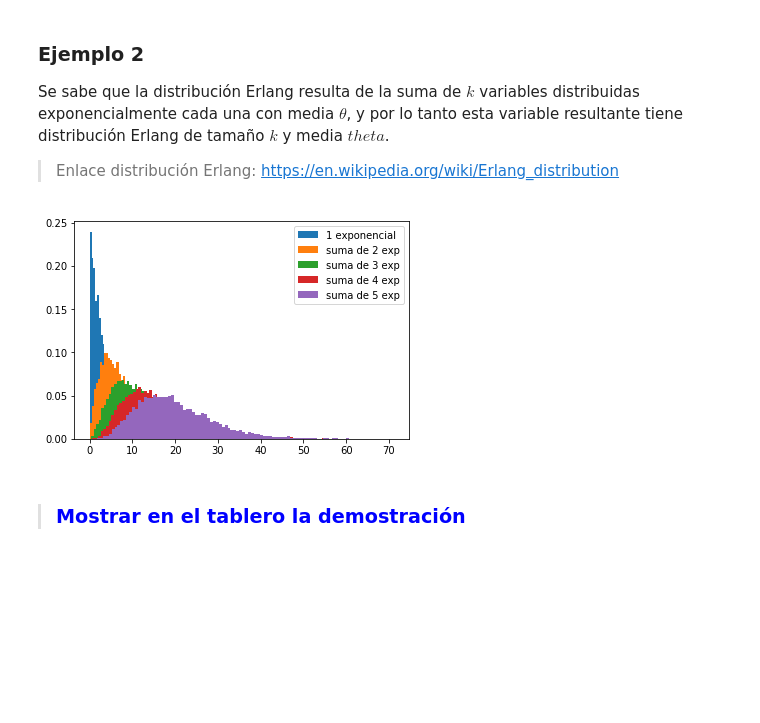
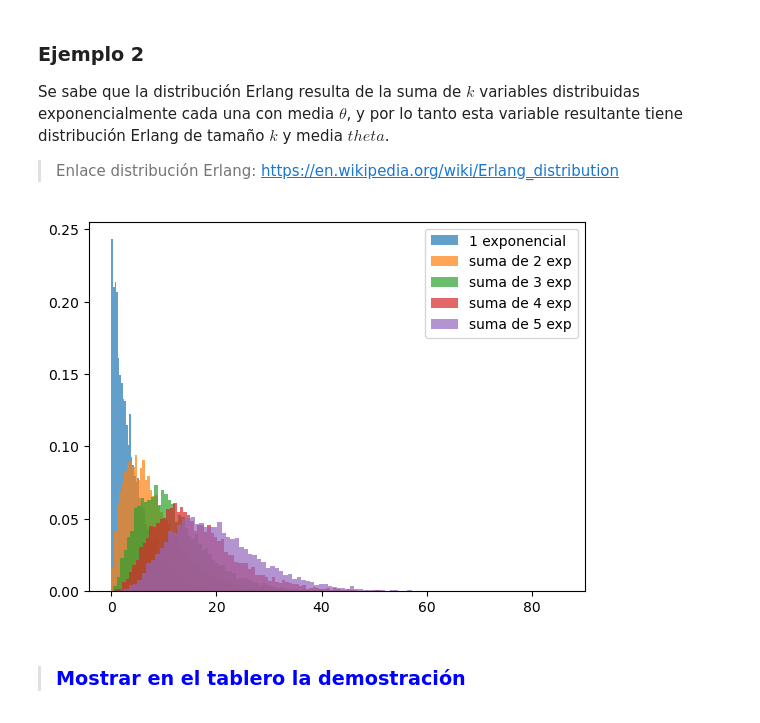
Before and after one commit to Diegoech188/SPF-2023-II, a Jupyter notebook: TEMA-2/Clase9_GenDistribucionProbabilidad.ipynb, the cells around one changed output. Cells and saved outputs as stored; diff of their text form; code cells hidden in the pictures; blank space fills up the shorter version.

```diff
--- a/TEMA-2/Clase9_GenDistribucionProbabilidad.ipynb
+++ b/TEMA-2/Clase9_GenDistribucionProbabilidad.ipynb
@@ -104,28 +104,28 @@ Se sabe que la distribución Erlang resulta de la suma de $k$ variables distribu
 # %%
 N = 10**4
 # Variables exponenciales
 x1 = np.random.exponential(4,N)
 x2 = np.random.exponential(4,N)
 x3 = np.random.exponential(4,N)
 x4 = np.random.exponential(4,N)
 x5 = np.random.exponential(4,N)
 
 # Variables erlang
 e0 = x1
 e1 = (x1+x2)
 e2 = (x3+x4+x5)
 e3 = (x1+x2+x3+x4)
 e4 = x1+x2+x3+x4+x5
-plt.hist(e0,100,density=True,label='1 exponencial')
-plt.hist(e1,100,density=True,label='suma de 2 exp')
-plt.hist(e2,100,density=True,label='suma de 3 exp')
-plt.hist(e3,100,density=True,label='suma de 4 exp')
-plt.hist(e4,100,density=True,label='suma de 5 exp')
+plt.hist(e0,100,density=True,label='1 exponencial', alpha=0.7)
+plt.hist(e1,100,density=True,label='suma de 2 exp' , alpha=0.7)
+plt.hist(e2,100,density=True,label='suma de 3 exp', alpha=0.7)
+plt.hist(e3,100,density=True,label='suma de 4 exp', alpha=0.7)
+plt.hist(e4,100,density=True,label='suma de 5 exp', alpha=0.7)
 plt.legend()
 
 plt.show()
 # %% [output]
-[figure, old version]
+[figure, new version]
 # %% [markdown]
 >### <font color= blue> Mostrar en el tablero la demostración
 # %%
```
Also changed, not shown: parts of 14 cells of this notebook, 1 other file.
